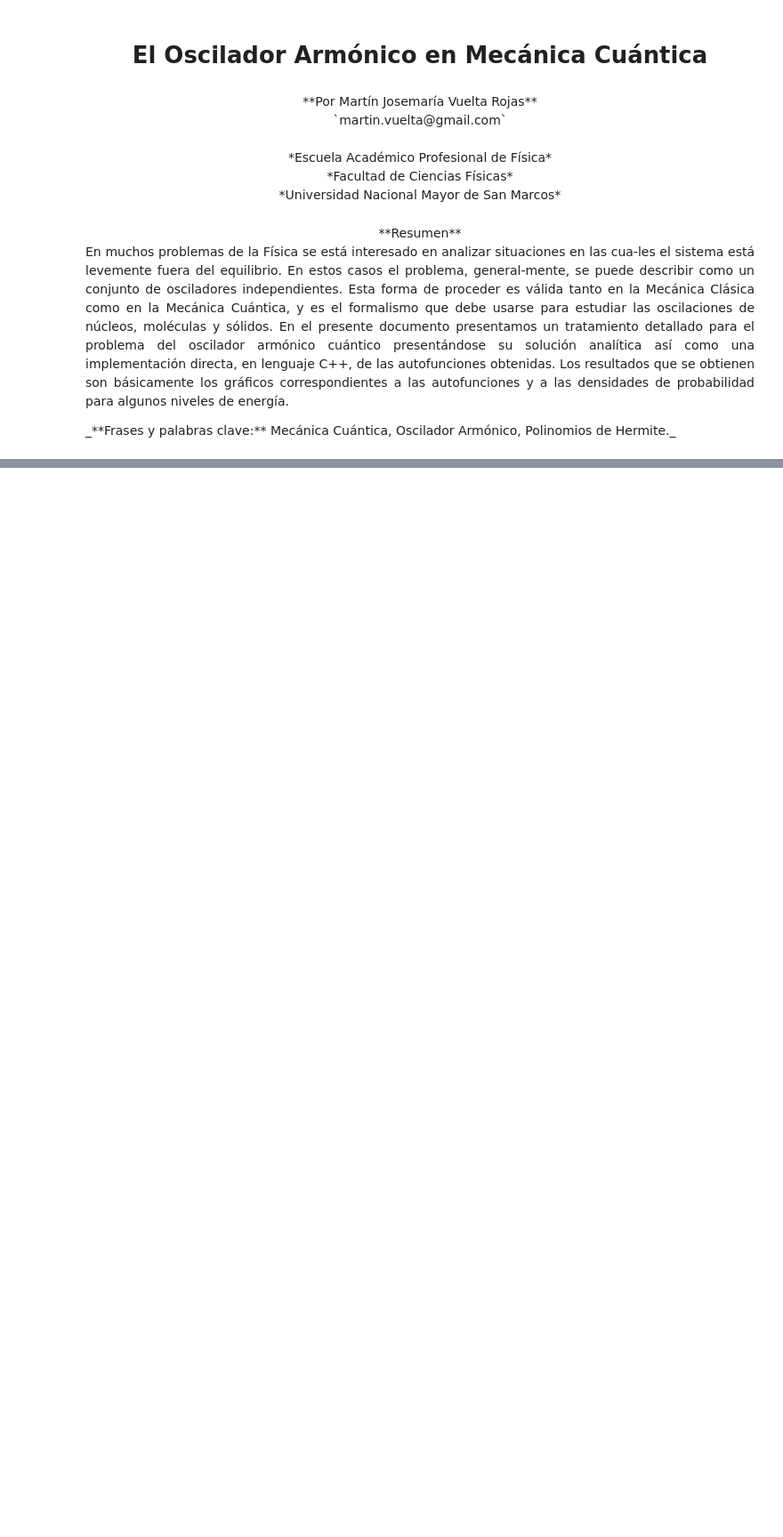
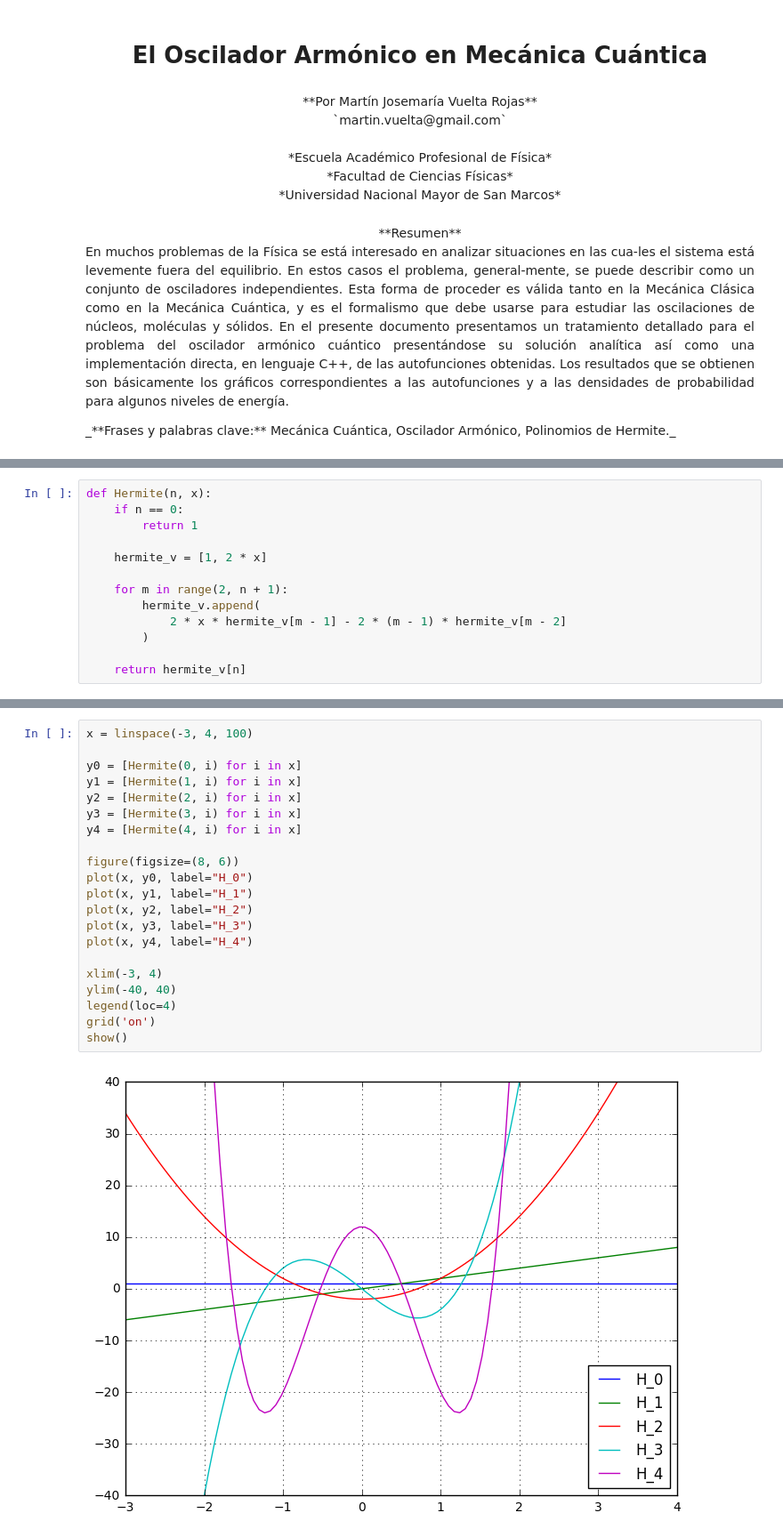
Before and after one commit to zodiacfireworks/quantum-harmonic-oscillator, a Jupyter notebook: notebooks/Oscilador Armónico Cuántico.ipynb, the cells around one changed output, grey strips where cells are left out. Shown at 89% size. Cells and saved outputs as stored; diff of their text form; blank space fills up the shorter version.

```diff
--- a/notebooks/Oscilador Armónico Cuántico.ipynb
+++ b/notebooks/Oscilador Armónico Cuántico.ipynb
@@ -173,0 +824,13 @@ que resulta ser la muy conocida solución de la ecuación del oscilador armónic
+# %%
+def Hermite(n, x):
+    if n == 0:
+        return 1
+
+    hermite_v = [1, 2 * x]
+
+    for m in range(2, n + 1):
+        hermite_v.append(
+            2 * x * hermite_v[m - 1] - 2 * (m - 1) * hermite_v[m - 2]
+        )
+
+    return hermite_v[n]
@@ -173,0 +893,23 @@ que resulta ser la muy conocida solución de la ecuación del oscilador armónic
+# %%
+x = linspace(-3, 4, 100)
+
+y0 = [Hermite(0, i) for i in x]
+y1 = [Hermite(1, i) for i in x]
+y2 = [Hermite(2, i) for i in x]
+y3 = [Hermite(3, i) for i in x]
+y4 = [Hermite(4, i) for i in x]
+
+figure(figsize=(8, 6))
+plot(x, y0, label="H_0")
+plot(x, y1, label="H_1")
+plot(x, y2, label="H_2")
+plot(x, y3, label="H_3")
+plot(x, y4, label="H_4")
+
+xlim(-3, 4)
+ylim(-40, 40)
+legend(loc=4)
+grid('on')
+show()
+# %% [output]
+[figure, added]
```
Also changed, not shown: parts of 22 cells of this notebook, 1 other file.
